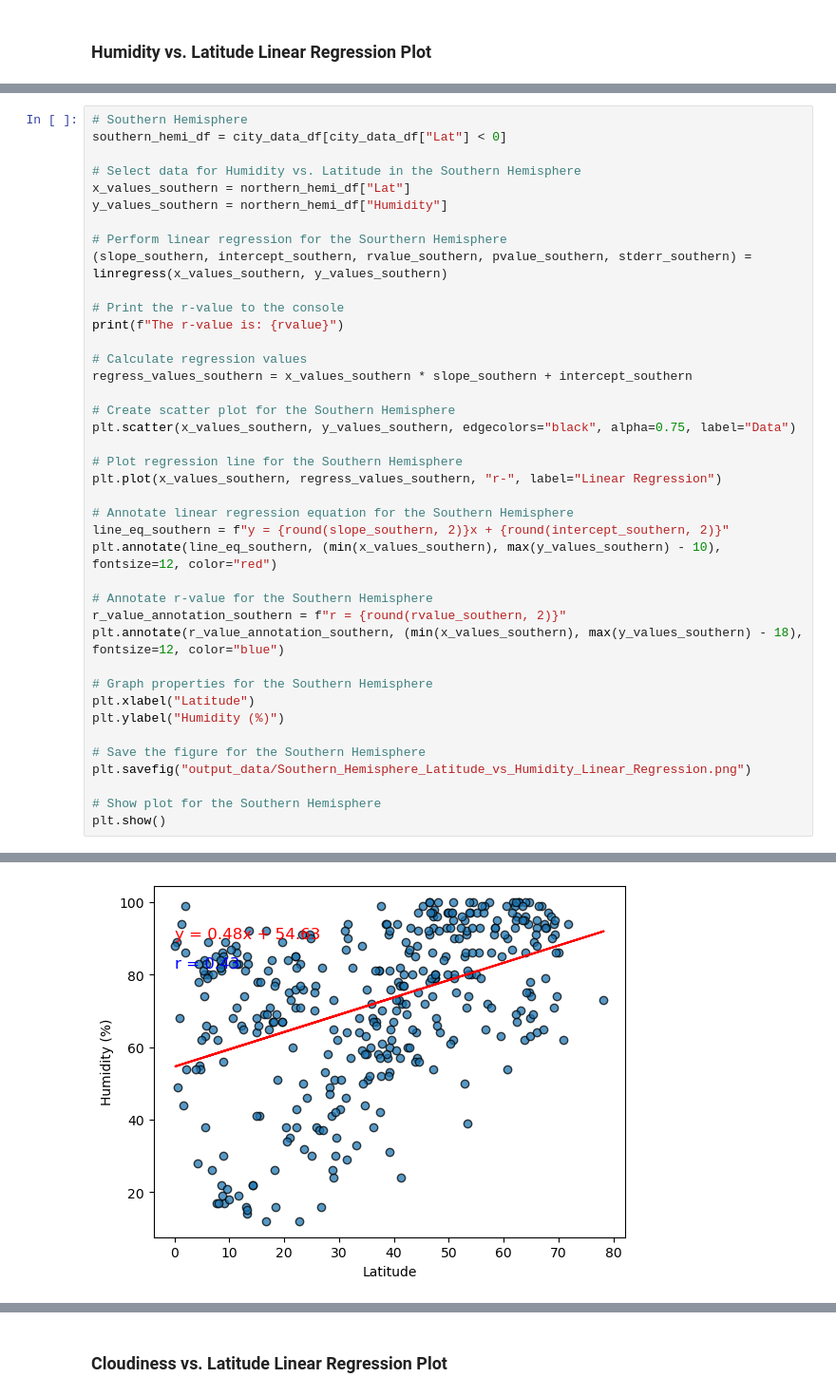
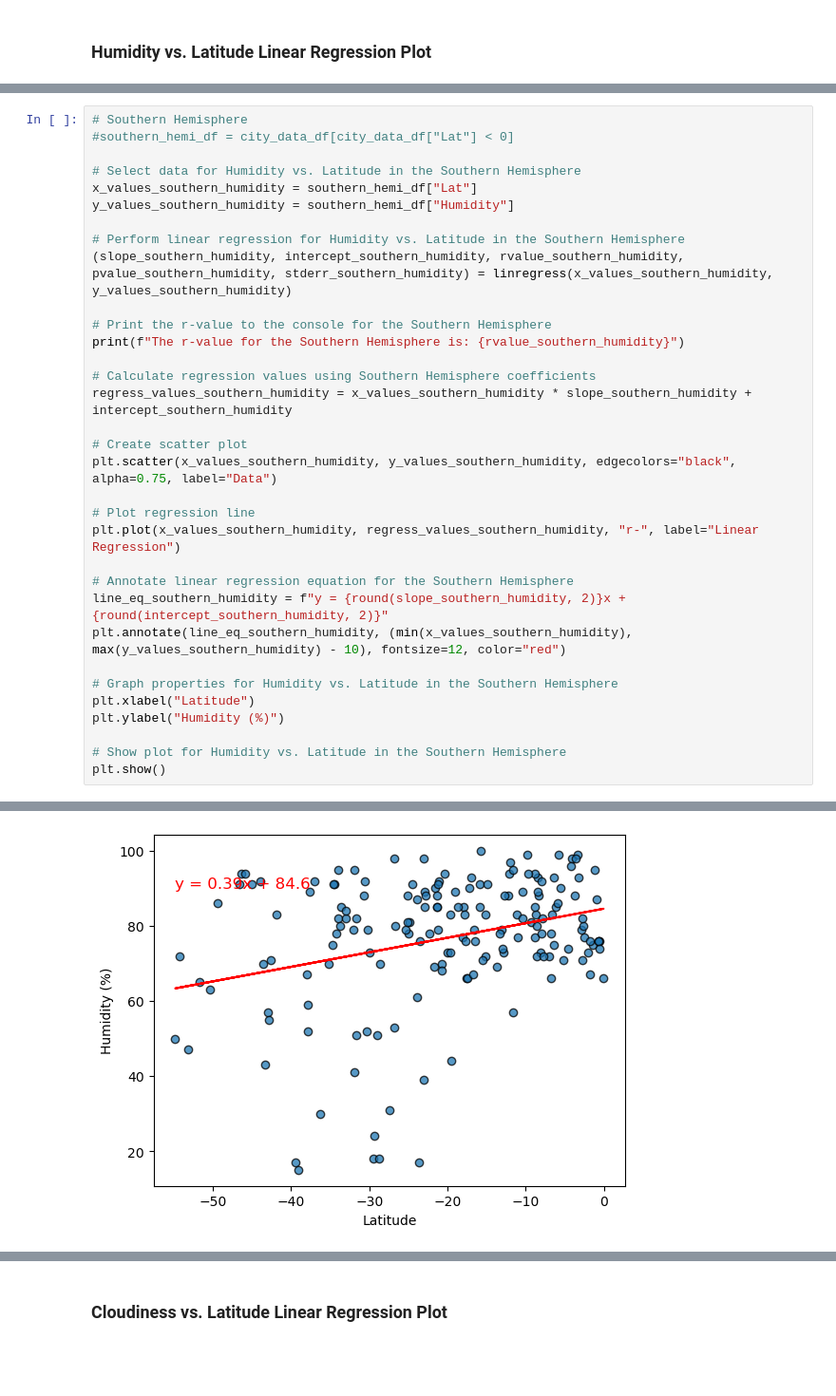
Before and after one commit to annaramer/python-api-challenge, a Jupyter notebook: WeatherPy/WeatherPy.ipynb, the cells around one changed output, grey strips where cells are left out. Shown: that part at 95% size. Saved outputs shown, nothing was run; the diff lists cells and outputs as text; blank space fills up the shorter version.

```diff
--- a/WeatherPy/WeatherPy.ipynb
+++ b/WeatherPy/WeatherPy.ipynb
@@ -437,41 +433,34 @@ The r-value is: 0.40567842780439506
 # %%
 # Southern Hemisphere
-southern_hemi_df = city_data_df[city_data_df["Lat"] < 0]
+#southern_hemi_df = city_data_df[city_data_df["Lat"] < 0]
 
 # Select data for Humidity vs. Latitude in the Southern Hemisphere
-x_values_southern = northern_hemi_df["Lat"]
-y_values_southern = northern_hemi_df["Humidity"]
+x_values_southern_humidity = southern_hemi_df["Lat"]
+y_values_southern_humidity = southern_hemi_df["Humidity"]
 
-# Perform linear regression for the Sourthern Hemisphere
-(slope_southern, intercept_southern, rvalue_southern, pvalue_southern, stderr_southern) = linregress(x_values_southern, y_values_southern)
+# Perform linear regression for Humidity vs. Latitude in the Southern Hemisphere
+(slope_southern_humidity, intercept_southern_humidity, rvalue_southern_humidity, pvalue_southern_humidity, stderr_southern_humidity) = linregress(x_values_southern_humidity, y_values_southern_humidity)
 
-# Print the r-value to the console
-print(f"The r-value is: {rvalue}")
+# Print the r-value to the console for the Southern Hemisphere
+print(f"The r-value for the Southern Hemisphere is: {rvalue_southern_humidity}")
 
-# Calculate regression values
-regress_values_southern = x_values_southern * slope_southern + intercept_southern
+# Calculate regression values using Southern Hemisphere coefficients
+regress_values_southern_humidity = x_values_southern_humidity * slope_southern_humidity + intercept_southern_humidity
 
-# Create scatter plot for the Southern Hemisphere
-plt.scatter(x_values_southern, y_values_southern, edgecolors="black", alpha=0.75, label="Data")
+# Create scatter plot
+plt.scatter(x_values_southern_humidity, y_values_southern_humidity, edgecolors="black", alpha=0.75, label="Data")
 
-# Plot regression line for the Southern Hemisphere
-plt.plot(x_values_southern, regress_values_southern, "r-", label="Linear Regression")
+# Plot regression line
+plt.plot(x_values_southern_humidity, regress_values_southern_humidity, "r-", label="Linear Regression")
 
 # Annotate linear regression equation for the Southern Hemisphere
-line_eq_southern = f"y = {round(slope_southern, 2)}x + {round(intercept_southern, 2)}"
-plt.annotate(line_eq_southern, (min(x_values_southern), max(y_values_southern) - 10), fontsize=12, color="red")
+line_eq_southern_humidity = f"y = {round(slope_southern_humidity, 2)}x + {round(intercept_southern_humidity, 2)}"
+plt.annotate(line_eq_southern_humidity, (min(x_values_southern_humidity), max(y_values_southern_humidity) - 10), fontsize=12, color="red")
 
-# Annotate r-value for the Southern Hemisphere
-r_value_annotation_southern = f"r = {round(rvalue_southern, 2)}"
-plt.annotate(r_value_annotation_southern, (min(x_values_southern), max(y_values_southern) - 18), fontsize=12, color="blue")
-
-# Graph properties for the Southern Hemisphere
+# Graph properties for Humidity vs. Latitude in the Southern Hemisphere
 plt.xlabel("Latitude")
 plt.ylabel("Humidity (%)")
 
-# Save the figure for the Southern Hemisphere
-plt.savefig("output_data/Southern_Hemisphere_Latitude_vs_Humidity_Linear_Regression.png")
-
-# Show plot for the Southern Hemisphere
+# Show plot for Humidity vs. Latitude in the Southern Hemisphere
 plt.show()
 # %% [output]
@@ -479 +468 @@ The r-value is: 0.40567842780439506
-[figure, old version]
+[figure, new version]
```
Also changed, not shown: parts of 30 cells of this notebook, 5 other files.
